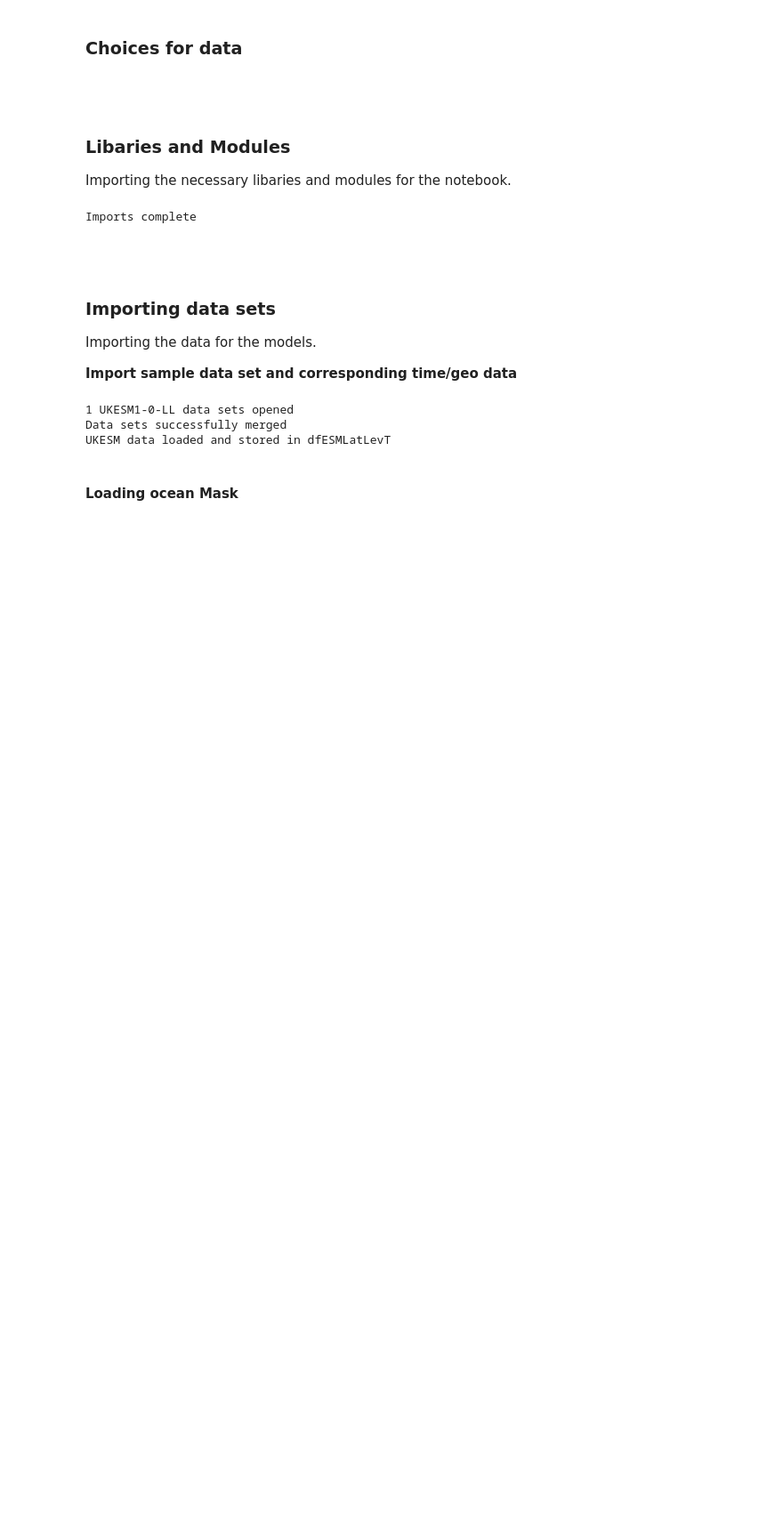
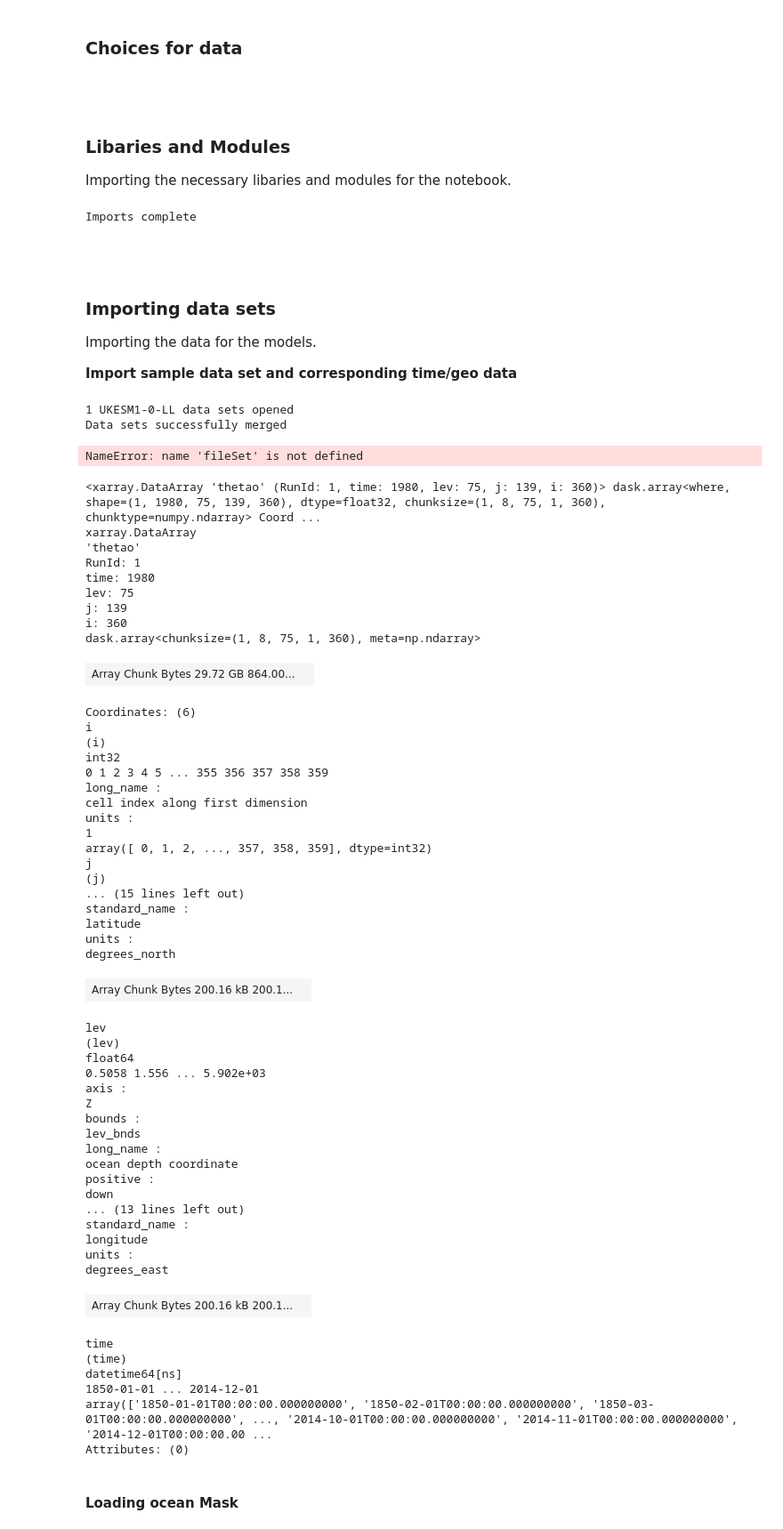
Before and after one commit to el1247/BAS_AI4ER_SAM, a Jupyter notebook: notebooks/exploratory/2.0_el_GMMTemperatureProfileClassification2.ipynb, the cells around one changed output. Shown at 89% size. Saved outputs shown, nothing was run; the diff lists cells and outputs as text; code cells hidden in the pictures; blank space fills up the shorter version.

```diff
--- a/notebooks/exploratory/2.0_el_GMMTemperatureProfileClassification2.ipynb
+++ b/notebooks/exploratory/2.0_el_GMMTemperatureProfileClassification2.ipynb
@@ -105,25 +180,66 @@ for i in range(fileCount): #Formatting dates into np.datetime64 format
     fileSetList[i]['time_bnds']=('time_bnds', np.arange(startDateIterate, endDateIterate, dtype='datetime64[M]'))
 fileSet = xr.combine_nested(fileSetList, concat_dim='RunId') #Combining data sets
 print("Data sets successfully merged")
-
-dfESMLat = fileSet.thetao.where(fileSet.latitude < maxLat, drop=True) #Selection of latitude
-dfESMLatLev = dfESMLat.sel(lev=levSel) #Selects level data down to 2k
-dfESMLatLevT = dfESMLatLev.sel(time=timeRange)
-#dfESMLatLevT = dfESMLatLevT.reset_coords(drop=True) #Removes lev if single value
-
-globalStartDate = dfESMLatLevT["time"][0].values
-globalDateInc = dfESMLatLevT["time"][1].values - globalStartDate
-#np.datetime64(globalDateInc,'D')
-globalEndDateIn = dfESMLatLevT["time"][-1].values
-globalEndDateOut = globalEndDateIn + globalDateInc
-
-globalStartDateStr = str(globalStartDate)[:7]
-globalEndDateInStr = str(globalEndDateIn)[:7]
-globalEndDateOutStr = str(globalEndDateOut)[:7]
-
-print("UKESM data loaded and stored in dfESMLatLevT")
-#dfESMLatLevT #Uncomment to see data set
 # %% [output]
 1 UKESM1-0-LL data sets opened
 Data sets successfully merged
-UKESM data loaded and stored in dfESMLatLevT
+# %%
+fileSet.thetao
+# %% [output]
+NameError: name 'fileSet' is not defined
+# %%
+dfESMLat = fileSet.thetao.where(fileSet.latitude < maxLat, drop=True) #Selection of latitude
+dfESMLat
+# %% [output]
+<xarray.DataArray 'thetao' (RunId: 1, time: 1980, lev: 75, j: 139, i: 360)> dask.array<where, shape=(1, 1980, 75, 139, 360), dtype=float32, chunksize=(1, 8, 75, 1, 360), chunktype=numpy.ndarray> Coord ...
+xarray.DataArray
+'thetao'
+RunId: 1
+time: 1980
+lev: 75
+j: 139
+i: 360
+dask.array<chunksize=(1, 8, 75, 1, 360), meta=np.ndarray>
+| Array Chunk Bytes 29.72 GB 864.00... |  |
+Coordinates: (6)
+i
+(i)
+int32
+0 1 2 3 4 5 ... 355 356 357 358 359
+long_name :
+cell index along first dimension
+units :
+1
+array([ 0, 1, 2, ..., 357, 358, 359], dtype=int32)
+j
+(j)
+... (15 lines left out)
+standard_name :
+latitude
+units :
+degrees_north
+| Array Chunk Bytes 200.16 kB 200.1... |  |
+lev
+(lev)
+float64
+0.5058 1.556 ... 5.902e+03
+axis :
+Z
+bounds :
+lev_bnds
+long_name :
+ocean depth coordinate
+positive :
+down
+... (13 lines left out)
+standard_name :
+longitude
+units :
+degrees_east
+| Array Chunk Bytes 200.16 kB 200.1... |  |
+time
+(time)
+datetime64[ns]
+1850-01-01 ... 2014-12-01
+array(['1850-01-01T00:00:00.000000000', '1850-02-01T00:00:00.000000000', '1850-03-01T00:00:00.000000000', ..., '2014-10-01T00:00:00.000000000', '2014-11-01T00:00:00.000000000', '2014-12-01T00:00:00.00 ...
+Attributes: (0)
```
Also changed, not shown: parts of 28 cells of this notebook.
